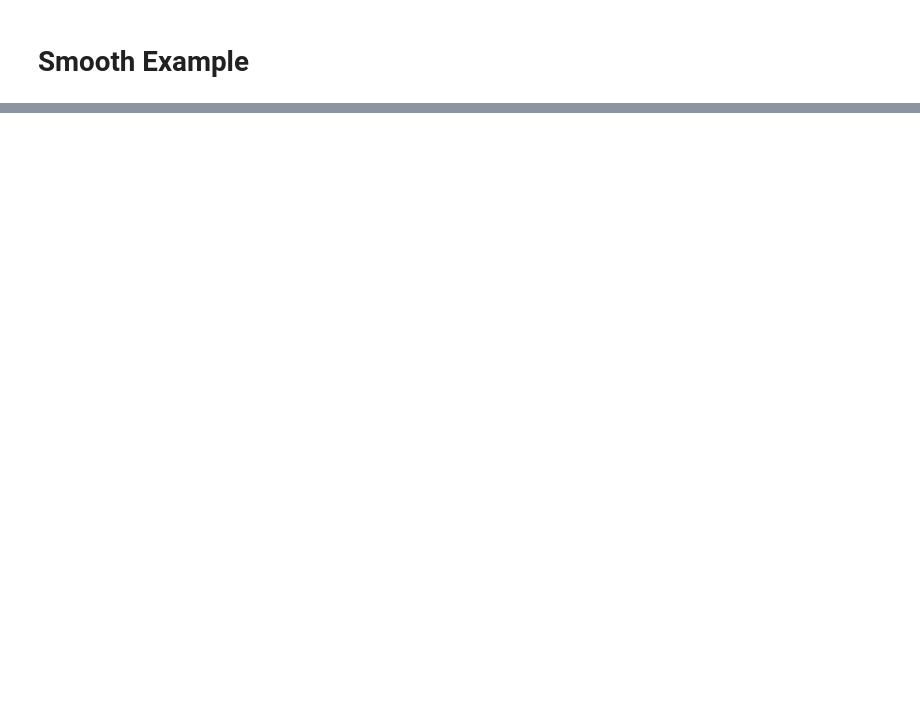
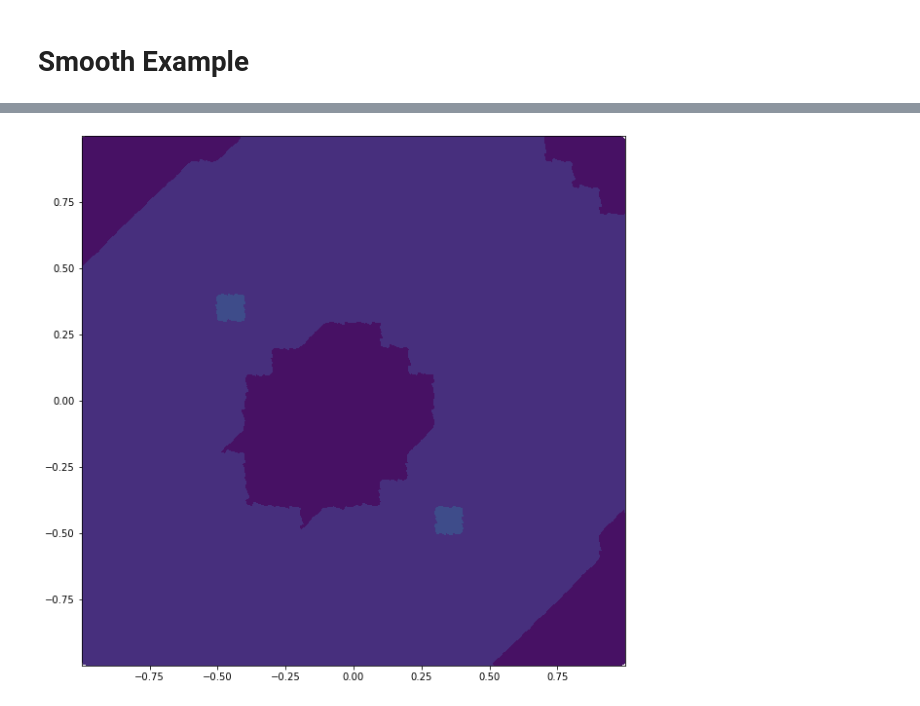
Before and after one commit to caleblogemann/pydogpack, a Jupyter notebook: apps/twodimensional/shallowwaterlinearizedmomentequations/smoothexample/smooth_example.ipynb, the cells around one changed output, grey strips where cells are left out. Cells and saved outputs as stored; diff of their text form; code cells hidden in the pictures; blank space fills up the shorter version.

```diff
--- a/apps/twodimensional/shallowwaterlinearizedmomentequations/smoothexample/smooth_example.ipynb
+++ b/apps/twodimensional/shallowwaterlinearizedmomentequations/smoothexample/smooth_example.ipynb
@@ -107,0 +189,4 @@ dg_solution.create_plot(2);
+# %%
+ani, fig = plot.create_animation_output_dir(problem.output_dir, eqn=0);
+HTML(ani.to_html5_video())
+# %% [output]
@@ -107,0 +194 @@ dg_solution.create_plot(2);
+[figure, added]
```
Also changed, not shown: parts of 34 cells of this notebook, 46 other files.
